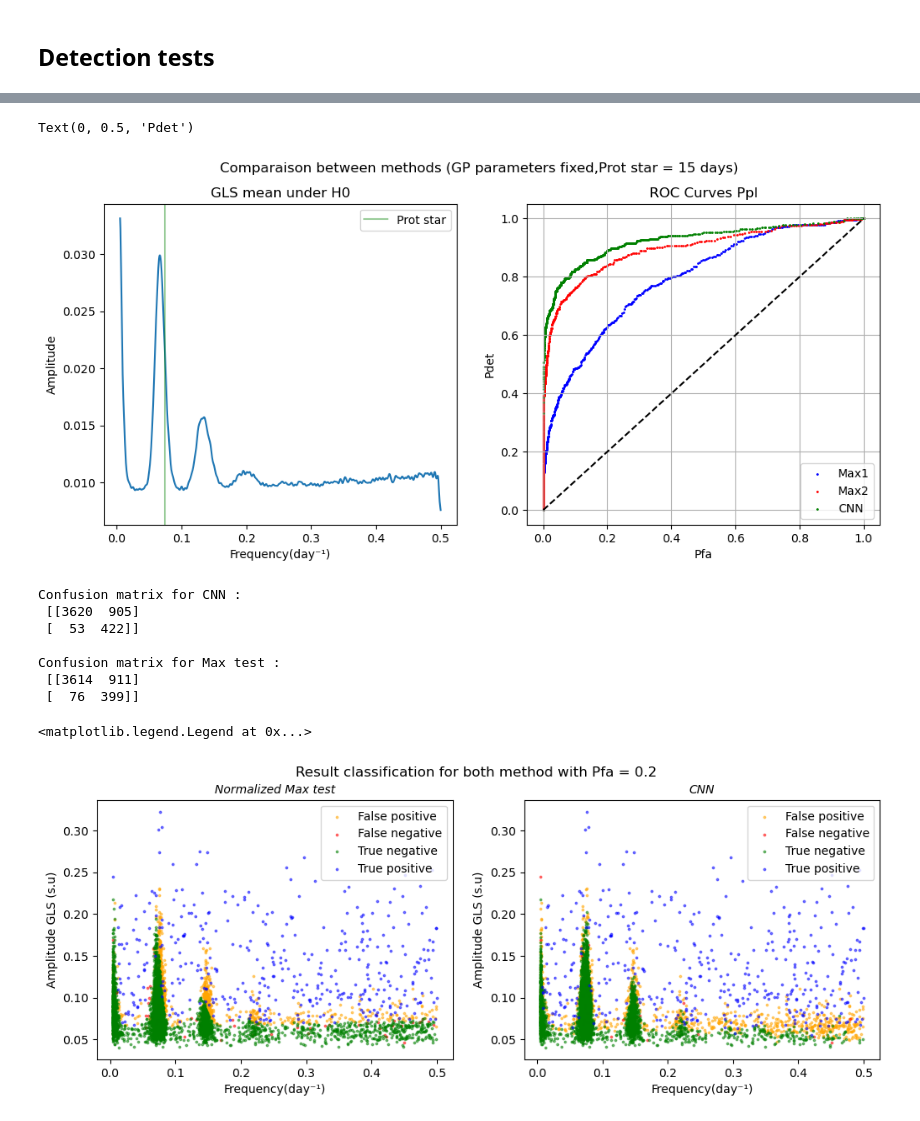
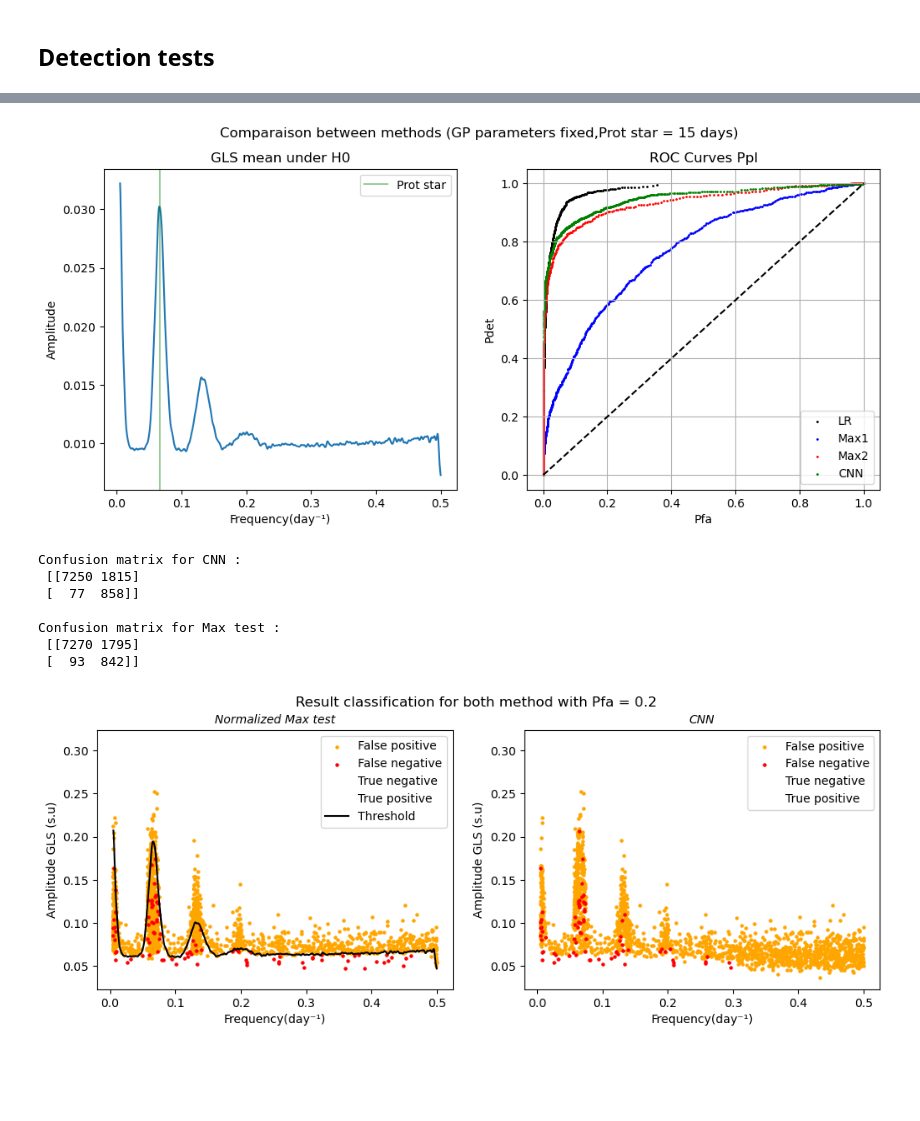
Before and after one commit to hugokerino/Stage_R-V, a Jupyter notebook: tests_max.ipynb, the cells around one changed output, grey strips where cells are left out. Drawn from its saved outputs; the diff is of its cells as text; code cells hidden in the pictures; blank space fills up the shorter version.

```diff
--- a/tests_max.ipynb
+++ b/tests_max.ipynb
@@ -278,9 +285,9 @@ sigma_inv = np.linalg.inv(sigma_est)
 ## Detection tests
 # %%
 #Data train for CNN
-N_train = 10000
+N_train = 20000
 
-#Params_second planet signal
+#Data train
 X_GLS = []
 X_maxs = []
 Label = []
@@ -462,8 +469,12 @@ Text(0.5, 0, 'Epochs')
 # %%
 #Data test
-N_test = 5000
+N_test = 10000
 
+#Params planet signal for LR test
+Params_signal = np.zeros((N_test, 3)) #(Amp, freq, Phase)
+Time_series_test = np.zeros((N_test, t.shape[0]))
 GLS_test, Maxs_test, Label_test = np.zeros((N_test, freq.shape[0])), np.zeros((N_test,2)), np.zeros(N_test)
+
 
 for i in range(round(N_test/2)):
     Ppl= 1/random.uniform(0.001,0.5)
@@ -471,7 +482,9 @@ for i in range(round(N_test/2)):
     T0 = random.uniform(0,Ppl)
     params_pl = [Ppl,A,T0]
     GLS_test[i,:], Maxs_test[i,:], Label_test[i], y_i = generate_data(t,dt,Ttot,freq,params_gp,params_gr, params_pl,1)
-
+    Params_signal[i, :] = (A, 1/Ppl, T0)
+    Time_series_test[i,:] = y_i
 
 for i in range(round(N_test/2),N_test):
     GLS_test[i,:], Maxs_test[i,:], Label_test[i], y_i = generate_data(t,dt,Ttot,freq,params_gp,params_gr, [0,0,0],0)
+    Time_series_test[i,:] = y_i
@@ -478,9 +495,9 @@ for i in range(round(N_test/2),N_test):
 # %%
 #Data test
-#shuffle
-c = list(zip(GLS_test, Maxs_test,Label_test))
+#Shuffle
+c = list(zip(GLS_test, Maxs_test,Label_test, Params_signal, Time_series_test))
 random.shuffle(c)
-X_GLS_test, X_Maxs_test,Y_test = zip(*c)
+X_GLS_test, X_Maxs_test,Y_test, X_Params_signal, X_Time_series_test  = zip(*c)
 
 #Periodogramme
 X1_test_tensor = tf.convert_to_tensor(X_GLS_test, dtype= 'float32')
@@ -536,13 +546,13 @@ N = 1000
 
 threshold_max1 = np.linspace(np.min(Maxs1),np.max(Maxs1),N)
 threshold_max2 = np.linspace(np.min(Maxs2),np.max(Maxs2),N)
-threshold_max2_b = np.linspace(np.min(Maxs2_bis),np.max(Maxs2_bis),N)
 threshold_cnn = np.linspace(np.min(y_pred_cnn),np.max(y_pred_cnn),N)
+threshold_LR = np.linspace(np.min(y_LR), np.max(y_LR), N)
 
 Pdet1, Pfa1 = np.zeros(N), np.zeros(N)
 Pdet2, Pfa2 = np.zeros(N), np.zeros(N)
-Pdet2_b, Pfa2_b = np.zeros(N), np.zeros(N)
 Pdetcnn, Pfacnn = np.zeros(N), np.zeros(N)
+Pdet_LR, Pfa_LR = np.zeros(N), np.zeros(N)
 
 for i in range(N):
     y_seuil = np.where(Maxs1 > threshold_max1[i],1,0)
@@ -553,16 +563,13 @@ for i in range(N):
     p,r,f,m = evaluate(y_seuil,Y_test)
     Pdet2[i], Pfa2[i] = m[1,1]/(m[1,1]+m[1,0]), m[0,1]/(m[0,0]+m[0,1])
 
-    """
-    y_seuil = np.where(Maxs2_bis > threshold_max2_b[i],1,0)
-    p,r,f,m = evaluate(y_seuil,Y_test)
-    Pdet2_b[i], Pfa2_b[i] = m[1,1]/(m[1,1]+m[1,0]), m[0,1]/(m[0,0]+m[0,1])
-    """
-
     y_seuil = np.where(y_pred_cnn > threshold_cnn[i],1,0)
     p,r,f,m = evaluate(y_seuil,Y_test)
     Pdetcnn[i], Pfacnn[i] = m[1,1]/(m[1,1]+m[1,0]), m[0,1]/(m[0,0]+m[0,1])
 
+    y_seuil = np.where(y_LR > threshold_LR[i],1,0)
+    p,r,f,m = evaluate(y_seuil,Y_test)
+    Pdet_LR[i], Pfa_LR[i] = m[1,1]/(m[1,1]+m[1,0]), m[0,1]/(m[0,0]+m[0,1])
 
 plt.figure(figsize=(12,5))
 plt.suptitle("Comparaison between methods (GP parameters fixed,Prot star = 15 days)\n")
@@ -579,19 +586,18 @@ plt.ylabel("Amplitude")
 
 plt.subplot(122)
 plt.title("ROC Curves Ppl")
+plt.scatter(Pfa_LR, Pdet_LR, label='LR', s=1, c='black'),plt.legend()
 plt.scatter(Pfa1, Pdet1, label='Max1', s=1, c='b'),plt.legend()
 plt.scatter(Pfa2, Pdet2, label='Max2', s=1, c='r'),plt.legend()
-#plt.scatter(Pfa2_b, Pdet2_b, label='Max2', s=1, c='orange'),plt.legend()
 plt.scatter(Pfacnn, Pdetcnn, label='CNN', s=1, c='g'),plt.legend()
 plt.plot(np.linspace(0,1,N),np.linspace(0,1,N), '--', c='black')
 #plt.plot(Pfa, Pdet, label='LR', c='black'),plt.legend()
 plt.grid()
 plt.xlabel("Pfa")
 plt.ylabel("Pdet")
-#plt.savefig("./../Result/ROC_comparaison.png")
+plt.savefig("./../Result/ROC_comparaison.png")
 # %% [output]
-Text(0, 0.5, 'Pdet')
-[figure, old version]
+[figure, new version]
 # %%
 # Threshold for Pfa = 0.2
 Pfa_target = 0.2
@@ -607,12 +613,12 @@ p,r,f,m_max = evaluate(y_max,Y_test)
 print("\nConfusion matrix for Max test :\n",m_max)
 # %% [output]
 Confusion matrix for CNN :
- [[3620  905]
- [  53  422]]
+ [[7250 1815]
+ [  77  858]]
 
 Confusion matrix for Max test :
- [[3614  911]
- [  76  399]]
+ [[7270 1795]
+ [  93  842]]
 # %%
 Result_cnn, Result_max = np.zeros(N_test),np.zeros(N_test)
 
@@ -636,28 +642,37 @@ for i in range(N_test):
 # %%
 colors = {0:'green', 1:'blue', -1:'Red', -2:'Orange'}
 labels = {0:'True negative', 1:'True positive', -1:'False negative', -2:'False positive'}
 
+
 fig, (ax1,ax2) = plt.subplots(1,2, figsize=(12, 4))
 fig.suptitle('Result classification for both method with Pfa = 0.2')
+
 
 ax1.set_title('Normalized Max test', loc='center', fontstyle='oblique', fontsize='medium')
 ax1.set_xlabel("Frequency(day⁻¹)")
 ax1.set_ylabel("Amplitude GLS (s.u)")
+
 for g in np.unique(Result_max):
     ix = np.where(Result_max == g)
-    ax1.scatter(X_maxs_test.numpy()[ix,0], X_maxs_test.numpy()[ix,1], c = colors[g], label = labels[g], s = 3,alpha = 0.5)
+    alpha = 1 if (g < 0) else 0
+    ax1.scatter(X_maxs_test.numpy()[ix,0], X_maxs_test.numpy()[ix,1], c = colors[g], label = labels[g],s = 5, alpha = alpha)
+ax1.plot(freq, GLS_mean_H0*s_max, c = 'black', label = 'Threshold')
 ax1.legend()
+
 
 ax2.set_title('CNN', loc='center', fontstyle='oblique', fontsize='medium')
 ax2.set_xlabel("Frequency(day⁻¹)")
 ax2.set_ylabel("Amplitude GLS (s.u)")
+
 for g in np.unique(Result_cnn):
     ix = np.where(Result_cnn == g)
-    ax2.scatter(X_maxs_test.numpy()[ix,0], X_maxs_test.numpy()[ix,1], c = colors[g], label = labels[g], s = 3, alpha = 0.5)
+    alpha = 1 if (g < 0) else 0
+    ax2.scatter(X_maxs_test.numpy()[ix,0], X_maxs_test.numpy()[ix,1], c = colors[g], label = labels[g], s = 5, alpha = alpha)
 ax2.legend()
+
+plt.savefig("./../Result/True_comparaison.png")
 # %% [output]
-<matplotlib.legend.Legend at 0x...>
-[figure, old version]
+[figure, new version]
 # %%
 colors_c = {0:'red', 1:'green'}
 labels_c = {0:'Negative prediction', 1:'Positive prediction'}
```
Also changed, not shown: parts of 19 cells of this notebook.
